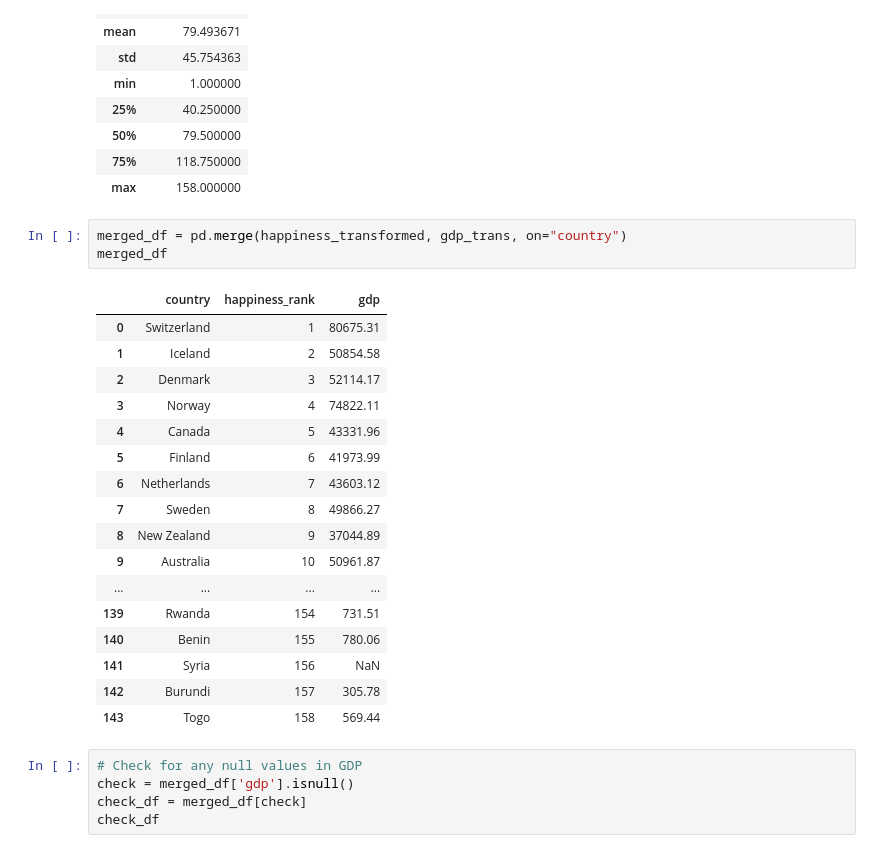
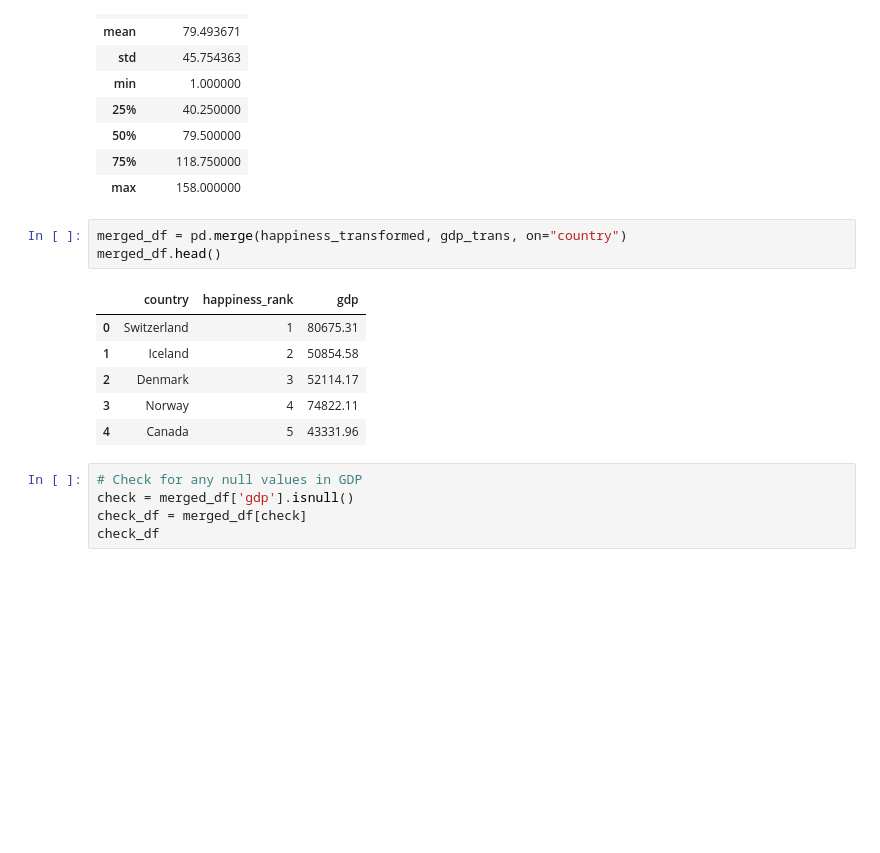
Before and after one commit to Jinzi860209/ETL-Project, a Jupyter notebook: GDP.ipynb, the cells around one changed output. Drawn from its saved outputs; the diff is of its cells as text; blank space fills up the shorter version.

```diff
--- a/GDP.ipynb
+++ b/GDP.ipynb
@@ -183,25 +120,14 @@ happiness_transformed.describe()
 | max | 158.000000 |
 # %%
 merged_df = pd.merge(happiness_transformed, gdp_trans, on="country")
-merged_df
+merged_df.head()
 # %% [output]
 |  | country | happiness_rank | gdp |
 | 0 | Switzerland | 1 | 80675.31 |
 | 1 | Iceland | 2 | 50854.58 |
 | 2 | Denmark | 3 | 52114.17 |
 | 3 | Norway | 4 | 74822.11 |
 | 4 | Canada | 5 | 43331.96 |
-| 5 | Finland | 6 | 41973.99 |
-| 6 | Netherlands | 7 | 43603.12 |
-| 7 | Sweden | 8 | 49866.27 |
-| 8 | New Zealand | 9 | 37044.89 |
-| 9 | Australia | 10 | 50961.87 |
-| ... | ... | ... | ... |
-| 139 | Rwanda | 154 | 731.51 |
-| 140 | Benin | 155 | 780.06 |
-| 141 | Syria | 156 | NaN |
-| 142 | Burundi | 157 | 305.78 |
-| 143 | Togo | 158 | 569.44 |
 # %%
 # Check for any null values in GDP
 check = merged_df['gdp'].isnull()
```
Also changed, not shown: parts of 19 cells of this notebook.
